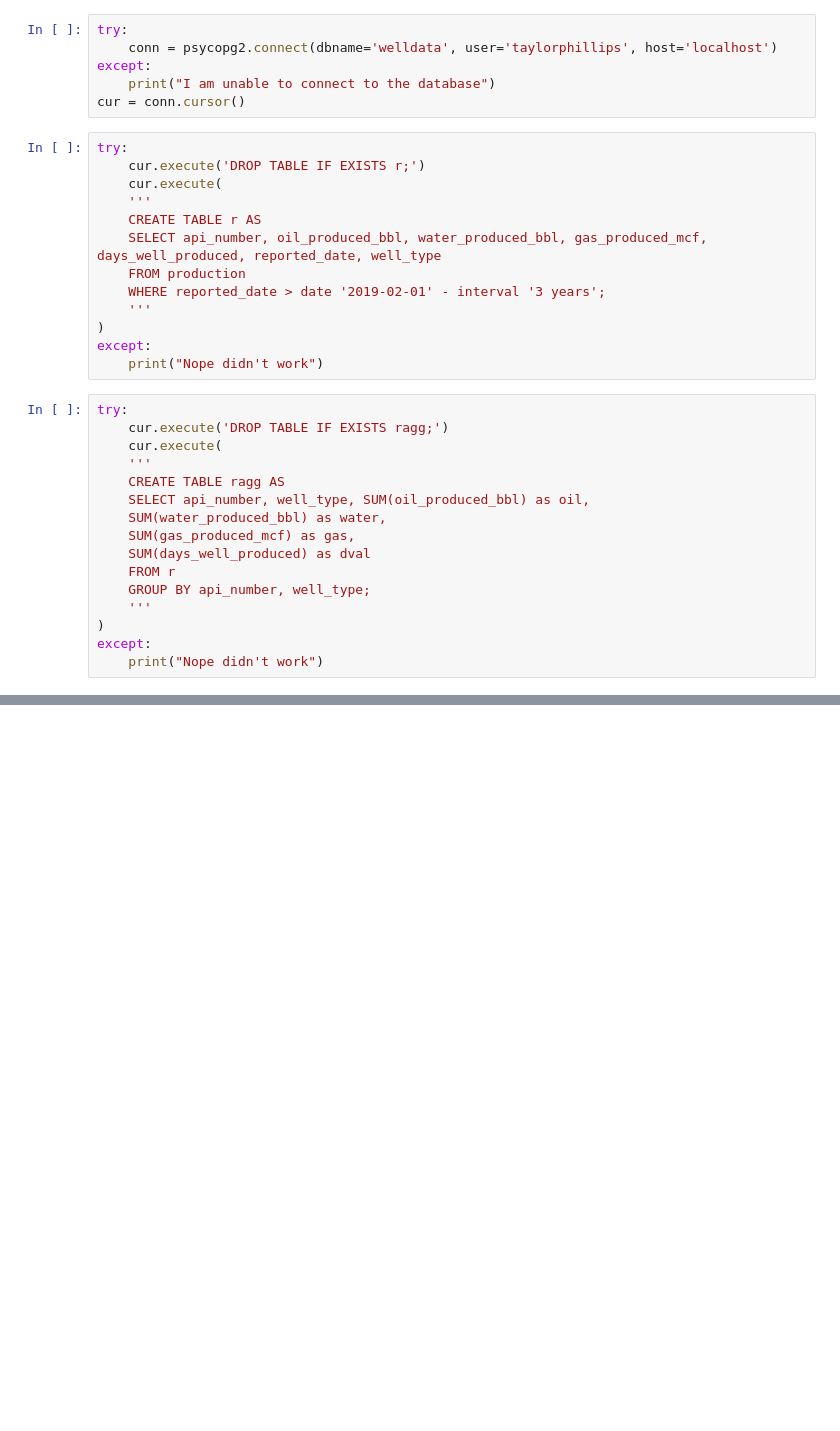
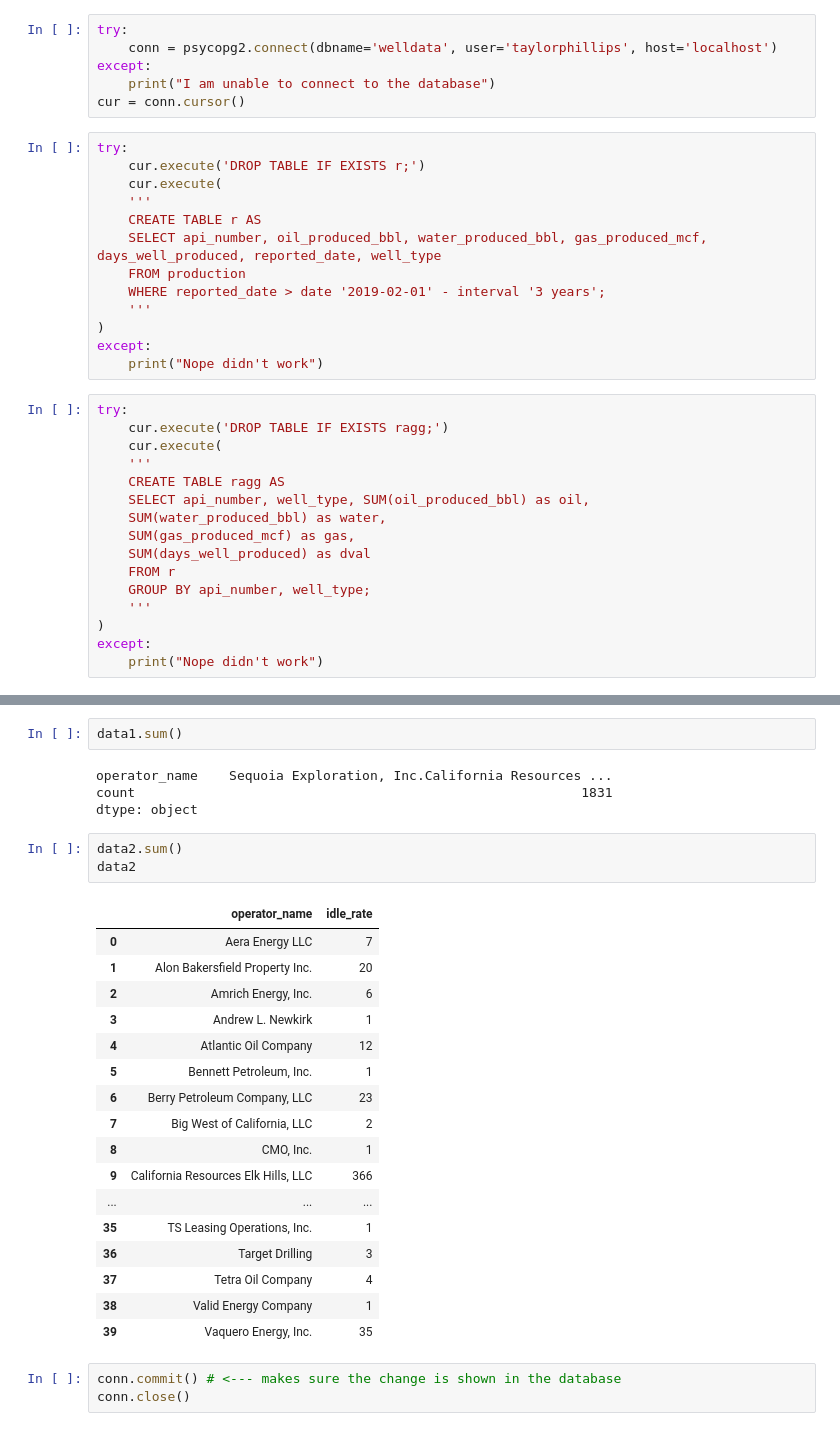
Before and after one commit to t-phill/data-doggr, a Jupyter notebook: Untitled.ipynb, the cells around one changed output, grey strips where cells are left out. Cells and saved outputs as stored; diff of their text form; blank space fills up the shorter version.

```diff
--- a/Untitled.ipynb
+++ b/Untitled.ipynb
@@ -76,0 +85,30 @@ memory usage: 101.6+ KB
+# %%
+data1.sum()
+# %% [output]
+operator_name    Sequoia Exploration, Inc.California Resources ...
+count                                                         1831
+dtype: object
+# %%
+data2.sum()
+data2
+# %% [output]
+|  | operator_name | idle_rate |
+| 0 | Aera Energy LLC | 7 |
+| 1 | Alon Bakersfield Property Inc. | 20 |
+| 2 | Amrich Energy, Inc. | 6 |
+| 3 | Andrew L. Newkirk | 1 |
+| 4 | Atlantic Oil Company | 12 |
+| 5 | Bennett Petroleum, Inc. | 1 |
+| 6 | Berry Petroleum Company, LLC | 23 |
+| 7 | Big West of California, LLC | 2 |
+| 8 | CMO, Inc. | 1 |
+| 9 | California Resources Elk Hills, LLC | 366 |
+| ... | ... | ... |
+| 35 | TS Leasing Operations, Inc. | 1 |
+| 36 | Target Drilling | 3 |
+| 37 | Tetra Oil Company | 4 |
+| 38 | Valid Energy Company | 1 |
+| 39 | Vaquero Energy, Inc. | 35 |
+# %%
+conn.commit() # <--- makes sure the change is shown in the database
+conn.close()
```
Also changed, not shown: parts of 3 cells of this notebook, 1 other file.
